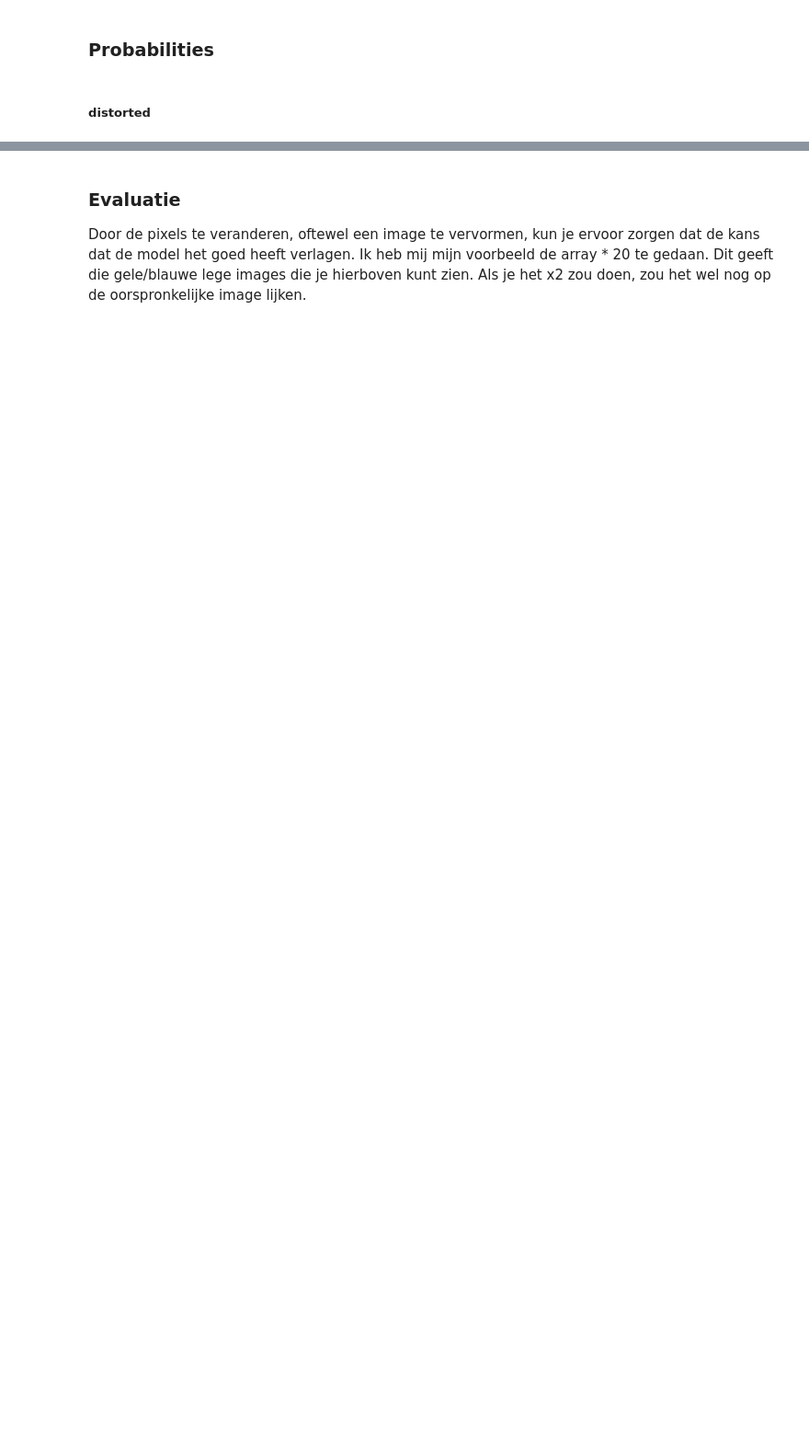
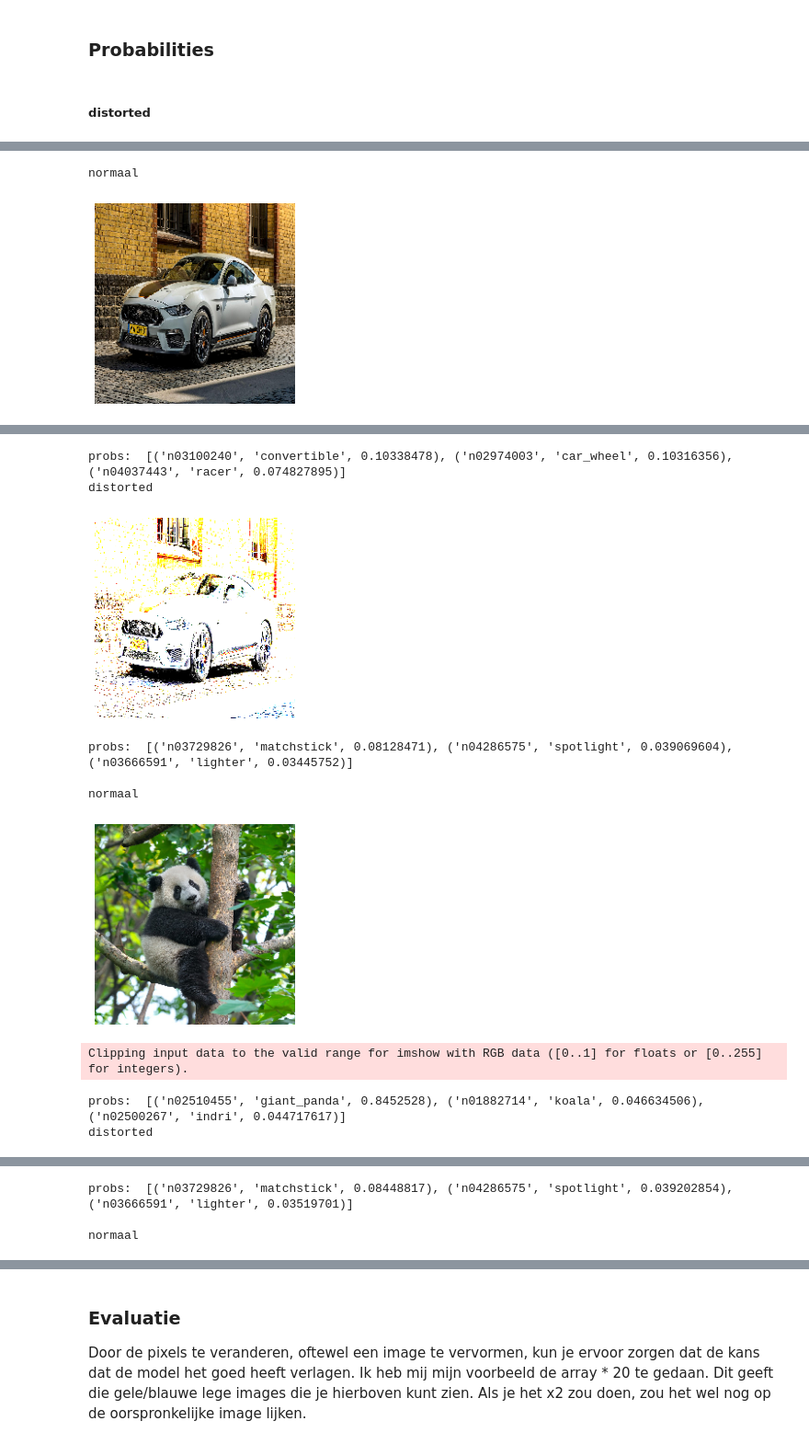
Before and after one commit to Mysurii/Minoi-AAI, a Jupyter notebook: Deep Learning/l2/images.ipynb, the cells around one changed output, grey strips where cells are left out. Shown at 92% size. Drawn from its saved outputs; the diff is of its cells as text; code cells hidden in the pictures; blank space fills up the shorter version.

```diff
--- a/Deep Learning/l2/images.ipynb
+++ b/Deep Learning/l2/images.ipynb
@@ -42,29 +47,13 @@ for image in images:
 # %% [markdown]
 ### Probabilities
 # %%
-from tensorflow.keras.preprocessing import image
-from tensorflow.keras.applications.densenet import preprocess_input, decode_predictions
+def get_probablilities(img):
 
-def get_probablilities(img, distorted = False):
-    x = image.img_to_array(img)
-    if distorted:
-        x *= 20
-    x = np.expand_dims(x, axis=0)
+    x = np.expand_dims(img, axis=0)
     x = preprocess_input(x)
-    preds = model.predict(x)
+
+    preds = densenet_model.predict(x)
+
     return decode_predictions(preds, top=3)[0]
 # %% [markdown]
 ##### distorted
-# %%
-for img in images:
-    x = image.img_to_array(img)
-    print('normaal')
-    plt.imshow(x/255.)
-    plt.show()
-    print('probs: ', get_probablilities(img))
-    x *= 15
-    print('distorted')
-    plt.imshow(x/255.)
-    plt.show()
-    print('probs: ', get_probablilities(img, distorted=True))
-    print()
@@ -90,0 +60,20 @@ normaal
+# %%
+distortion_size = 10
+
+for img in images:
+    print('normaal')
+    plt.imshow(img)
+    plt.axis('off')
+    plt.show()
+    distorted_image = img * distortion_size
+    print('probs: ', get_probablilities(distorted_image))
+
+    print('distorted')
+    plt.imshow(img * 15)
+    plt.axis('off')
+    plt.show()
+    print('probs: ', get_probablilities(distorted_image))
+    print()
+# %% [output]
+normaal
+[figure, added]
@@ -90,0 +82,10 @@ normaal
+probs:  [('n03100240', 'convertible', 0.10338478), ('n02974003', 'car_wheel', 0.10316356), ('n04037443', 'racer', 0.074827895)]
+distorted
+[figure, added]
+probs:  [('n03729826', 'matchstick', 0.08128471), ('n04286575', 'spotlight', 0.039069604), ('n03666591', 'lighter', 0.03445752)]
+
+normaal
+[figure, added]
+Clipping input data to the valid range for imshow with RGB data ([0..1] for floats or [0..255] for integers).
+probs:  [('n02510455', 'giant_panda', 0.8452528), ('n01882714', 'koala', 0.046634506), ('n02500267', 'indri', 0.044717617)]
+distorted
@@ -90,0 +93,3 @@ normaal
+probs:  [('n03729826', 'matchstick', 0.08448817), ('n04286575', 'spotlight', 0.039202854), ('n03666591', 'lighter', 0.03519701)]
+
+normaal
```
Also changed, not shown: parts of 11 cells of this notebook, 1 other file.
